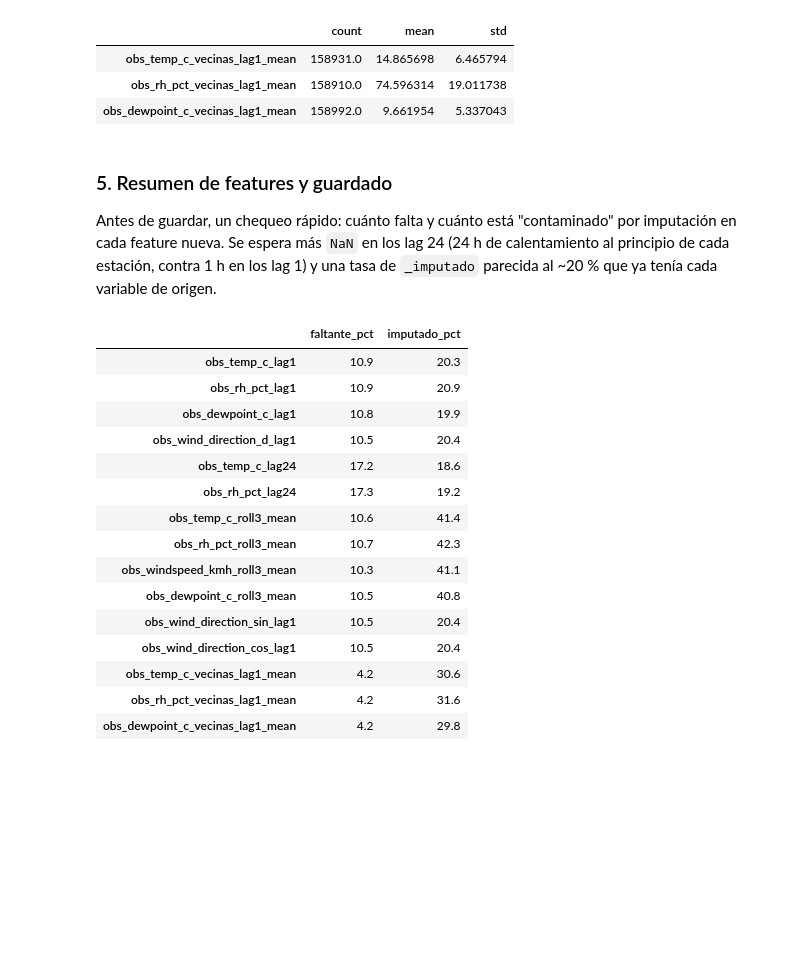
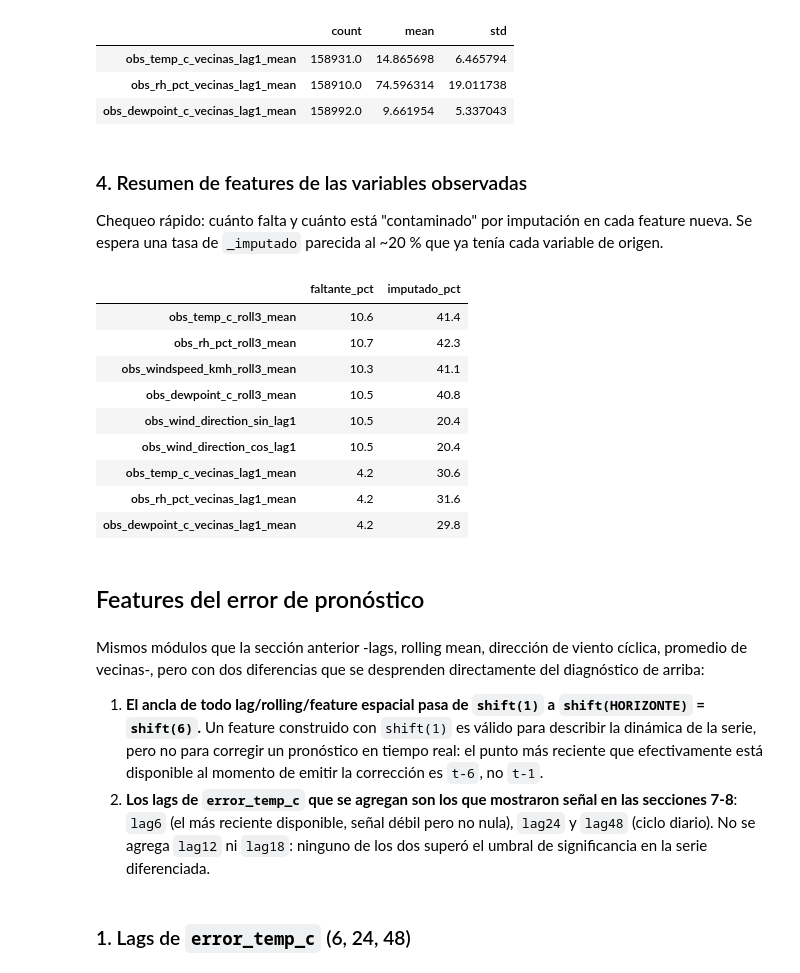
Before and after one commit to franconieto3/TPI_Taller_analisis_de_datos, a Jupyter notebook: TP3/notebooks/3_analisis_temporal.ipynb, the cells around one changed output. Saved outputs shown, nothing was run; the diff lists cells and outputs as text; code cells hidden in the pictures; blank space fills up the shorter version.

```diff
--- a/TP3/notebooks/3_analisis_temporal.ipynb
+++ b/TP3/notebooks/3_analisis_temporal.ipynb
@@ -778,0 +476,5 @@ es imputada: hay que mirar el patrón general (la onda en el lag 24), no un núm
+# %%
+cohorte_error = cobertura_error[cobertura_error['hueco_max_h_sin_corte'] <= UMBRAL_HUECO].index
+
+print(f'Estaciones en el cohorte del error: {len(cohorte_error)} de {len(cohorte)} ({len(cohorte_error) / len(cohorte):.1%})')
+print(f'Cobertura media: {cobertura_error.loc[cohorte_error, "cobertura_pct"].mean():.1f}%')
@@ -800,18 +721,0 @@ se maneja con cuidado es el encoding cíclico de la sección 3.
-# %%
-def _flag_lag(variable_imputado, lag):
-    """Flag de leakage para una feature de lag: True si el valor de origen (lag horas atrás) fue imputado."""
-    return panel.groupby('station_id')[variable_imputado].shift(lag).fillna(False).astype(bool)
-
-
-VARIABLES_LAG24 = ['obs_temp_c', 'obs_rh_pct']  # únicas con ciclo diario casi universal tras diff(1) (sección anterior)
-VARIABLES_LAG1_SOLO = ['obs_dewpoint_c', 'obs_wind_direction_d']
-
-for var in VARIABLES_LAG24 + VARIABLES_LAG1_SOLO:
-    panel[f'{var}_lag1'] = panel.groupby('station_id')[var].shift(1)
-    panel[f'{var}_lag1_imputado'] = _flag_lag(f'{var}_imputado', 1)
-
-for var in VARIABLES_LAG24:
-    panel[f'{var}_lag24'] = panel.groupby('station_id')[var].shift(24)
-    panel[f'{var}_lag24_imputado'] = _flag_lag(f'{var}_imputado', 24)
-
-print(f'Lag 1: {len(VARIABLES_LAG24) + len(VARIABLES_LAG1_SOLO)} variables. Lag 24: {len(VARIABLES_LAG24)} variables.')
@@ -851,11 +766,13 @@ quedar cerca en el espacio de features, no en los extremos opuestos de una escal
 panel['obs_wind_direction_sin'] = np.sin(np.deg2rad(panel['obs_wind_direction_d']))
 panel['obs_wind_direction_cos'] = np.cos(np.deg2rad(panel['obs_wind_direction_d']))
 
-# Mismo flag de leakage que el lag 1 crudo: viene de la misma fila de origen (t-1), sólo cambia el encoding
 panel['obs_wind_direction_sin_lag1'] = panel.groupby('station_id')['obs_wind_direction_sin'].shift(1)
 panel['obs_wind_direction_cos_lag1'] = panel.groupby('station_id')['obs_wind_direction_cos'].shift(1)
-panel['obs_wind_direction_sin_lag1_imputado'] = panel['obs_wind_direction_d_lag1_imputado']
-panel['obs_wind_direction_cos_lag1_imputado'] = panel['obs_wind_direction_d_lag1_imputado']
+
+# Flag de leakage: True si el valor de origen (1h atrás) fue imputado
+flag_lag1_viento = panel.groupby('station_id')['obs_wind_direction_d_imputado'].shift(1).fillna(False).astype(bool)
+panel['obs_wind_direction_sin_lag1_imputado'] = flag_lag1_viento
+panel['obs_wind_direction_cos_lag1_imputado'] = flag_lag1_viento
 
 panel[['obs_wind_direction_d', 'obs_wind_direction_sin', 'obs_wind_direction_cos',
        'obs_wind_direction_sin_lag1', 'obs_wind_direction_cos_lag1']].head()
@@ -885,13 +802,15 @@ coords = atributos_estacion.loc[cohorte, ['latitud', 'longitud']]
 dist_matrix = pd.DataFrame(cdist(coords, coords), index=coords.index, columns=coords.index)
 vecinas = {e: dist_matrix.loc[e].drop(e).nsmallest(K_VECINAS).index.tolist() for e in coords.index}
 
-# Continuas con lag1 ya calculado; la dirección del viento queda afuera: promediar ángulos crudos entre vecinas no
-# tiene sentido (es la misma razón por la que se encodeó seno/coseno en la sección 3)
+# Continuas con lag1 calculado al vuelo; la dirección del viento queda afuera: promediar ángulos crudos entre
+# vecinas no tiene sentido (es la misma razón por la que se encodeó seno/coseno en la sección anterior)
 VARIABLES_ESPACIALES = ['obs_temp_c', 'obs_rh_pct', 'obs_dewpoint_c']
 
 for var in VARIABLES_ESPACIALES:
-    pivot_lag1 = panel.pivot(index='target_hour_utc', columns='station_id', values=f'{var}_lag1')
-    pivot_imputado = panel.pivot(index='target_hour_utc', columns='station_id', values=f'{var}_lag1_imputado')
+    lag1 = panel.groupby('station_id')[var].shift(1)
+    lag1_imputado = panel.groupby('station_id')[f'{var}_imputado'].shift(1).fillna(False).astype(bool)
+    pivot_lag1 = panel.assign(_lag1=lag1).pivot(index='target_hour_utc', columns='station_id', values='_lag1')
+    pivot_imputado = panel.assign(_lag1_imp=lag1_imputado).pivot(index='target_hour_utc', columns='station_id', values='_lag1_imp')
 
     col_mean, col_imp = f'{var}_vecinas_lag1_mean', f'{var}_vecinas_lag1_mean_imputado'
     vecinas_mean = pd.DataFrame({e: pivot_lag1[vecinas[e]].mean(axis=1) for e in coords.index}).rename_axis('target_hour_utc')
@@ -913,33 +832,24 @@ K=2 vecinas por estación (distancia euclídea lat/long). Features espaciales: [
 | obs_rh_pct_vecinas_lag1_mean | 158910.0 | 74.596314 | 19.011738 |
 | obs_dewpoint_c_vecinas_lag1_mean | 158992.0 | 9.661954 | 5.337043 |
 # %% [markdown]
-### 5. Resumen de features y guardado
+### 4. Resumen de features de las variables observadas
 
-Antes de guardar, un chequeo rápido: cuánto falta y cuánto está "contaminado" por imputación en cada feature nueva. Se
-espera más `NaN` en los lag 24 (24 h de calentamiento al principio de cada estación, contra 1 h en los lag 1) y una tasa
-de `_imputado` parecida al ~20 % que ya tenía cada variable de origen.
+Chequeo rápido: cuánto falta y cuánto está "contaminado" por imputación en cada feature nueva. Se espera una tasa de
+`_imputado` parecida al ~20 % que ya tenía cada variable de origen.
 # %%
 FEATURES_CON_FLAG = (
-    [f'{v}_lag1' for v in VARIABLES_LAG24 + VARIABLES_LAG1_SOLO] +
-    [f'{v}_lag24' for v in VARIABLES_LAG24] +
     [f'{v}_roll{VENTANA_ROLLING}_mean' for v in VARIABLES_CONTINUAS] +
     ['obs_wind_direction_sin_lag1', 'obs_wind_direction_cos_lag1'] +
     [f'{v}_vecinas_lag1_mean' for v in VARIABLES_ESPACIALES]
 )
 
 resumen_features = pd.DataFrame({
     'faltante_pct': panel[FEATURES_CON_FLAG].isna().mean().mul(100).round(1),
     'imputado_pct': pd.Series({f: 100 * panel[f'{f}_imputado'].mean() for f in FEATURES_CON_FLAG}).round(1),
 })
 resumen_features
 # %% [output]
 |  | faltante_pct | imputado_pct |
-| obs_temp_c_lag1 | 10.9 | 20.3 |
-| obs_rh_pct_lag1 | 10.9 | 20.9 |
-| obs_dewpoint_c_lag1 | 10.8 | 19.9 |
-| obs_wind_direction_d_lag1 | 10.5 | 20.4 |
-| obs_temp_c_lag24 | 17.2 | 18.6 |
-| obs_rh_pct_lag24 | 17.3 | 19.2 |
 | obs_temp_c_roll3_mean | 10.6 | 41.4 |
 | obs_rh_pct_roll3_mean | 10.7 | 42.3 |
 | obs_windspeed_kmh_roll3_mean | 10.3 | 41.1 |
@@ -949,3 +859,18 @@ resumen_features
 | obs_temp_c_vecinas_lag1_mean | 4.2 | 30.6 |
 | obs_rh_pct_vecinas_lag1_mean | 4.2 | 31.6 |
 | obs_dewpoint_c_vecinas_lag1_mean | 4.2 | 29.8 |
+# %% [markdown]
+## Features del error de pronóstico
+# %% [markdown]
+Mismos módulos que la sección anterior -lags, rolling mean, dirección de viento cíclica, promedio de vecinas-,
+pero con dos diferencias que se desprenden directamente del diagnóstico de arriba:
+
+1. **El ancla de todo lag/rolling/feature espacial pasa de `shift(1)` a `shift(HORIZONTE)` = `shift(6)`.** Un
+   feature construido con `shift(1)` es válido para describir la dinámica de la serie, pero no para corregir un
+   pronóstico en tiempo real: el punto más reciente que efectivamente está disponible al momento de emitir la
+   corrección es `t-6`, no `t-1`.
+2. **Los lags de `error_temp_c` que se agregan son los que mostraron señal en las secciones 7-8**: `lag6` (el más
+   reciente disponible, señal débil pero no nula), `lag24` y `lag48` (ciclo diario). No se agrega `lag12` ni
+   `lag18`: ninguno de los dos superó el umbral de significancia en la serie diferenciada.
+# %% [markdown]
+### 1. Lags de `error_temp_c` (6, 24, 48)
```
Also changed, not shown: parts of 81 cells of this notebook, 4 other files.
